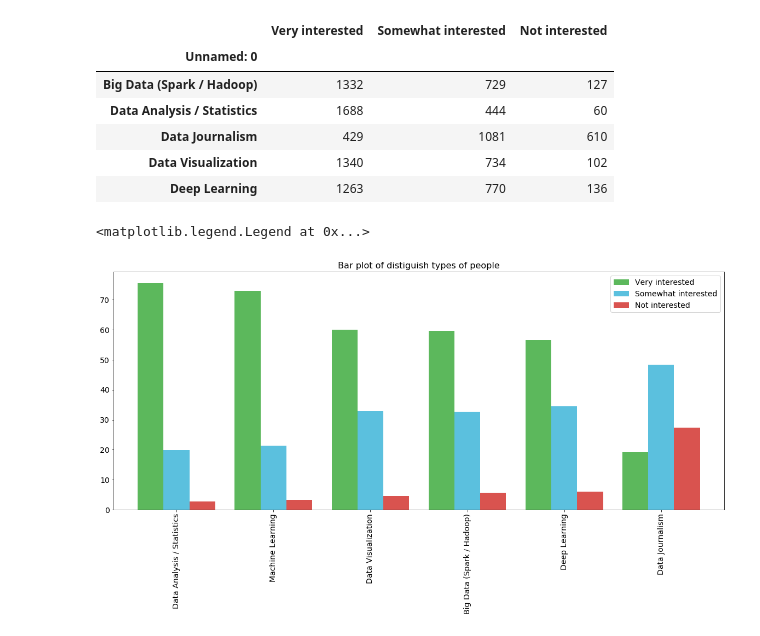
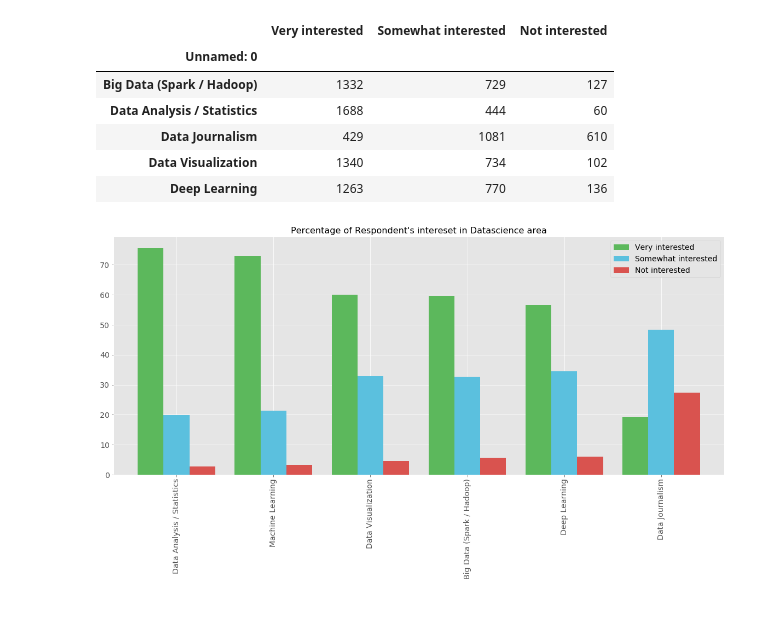
Before and after one commit to Shanky-21/Data_visualization, a Jupyter notebook: Untitled.ipynb, the cells around one changed output. Drawn from its saved outputs; the diff is of its cells as text; code cells hidden in the pictures.

```diff
--- a/Untitled.ipynb
+++ b/Untitled.ipynb
@@ -3,5 +3,7 @@ import numpy as np
 import pandas as pd
 import matplotlib as mpl
 import matplotlib.pyplot as plt
+# %%
+mpl.style.use(['ggplot'])
 # %%
 df = pd.read_csv("https://cocl.us/datascience_survey_data")
@@ -31,12 +34,17 @@ df.index.name = None # removing index name
 # %%
 df.sort_values('Very interested', axis = 0, inplace = True, ascending = False)
 df2 = df/2233*100 #converting numbers into percentage and making them to dataframe 2
 ax = df2.plot(kind = 'bar', figsize = (20,8), width =0.8, color = ['#5cb85c','#5bc0de','#d9534f'])
 
-ax.set_title('Bar plot of distiguish types of people', fontsize = 16)
-plt.xticks(fontsize = 14)
-plt.yticks(fontsize = 14)
-plt.legend(fontsize = 14)
+ax.set_title('Percentage of Respondent\'s intereset in Datascience area', fontsize = 16)
+ax.legend(fontsize =14)
+for label in ax.xaxis.get_ticklabels():
+    # label is a Text instance
+    label.set_fontsize(14)
+for label in ax.yaxis.get_ticklabels():
+    # label is a Text instance
+    label.set_fontsize(14)
+
+for
 # %% [output]
-<matplotlib.legend.Legend at 0x...>
-[figure, old version]
+[figure, new version]
```
Also changed, not shown: parts of 1 cell of this notebook, 1 other file.
